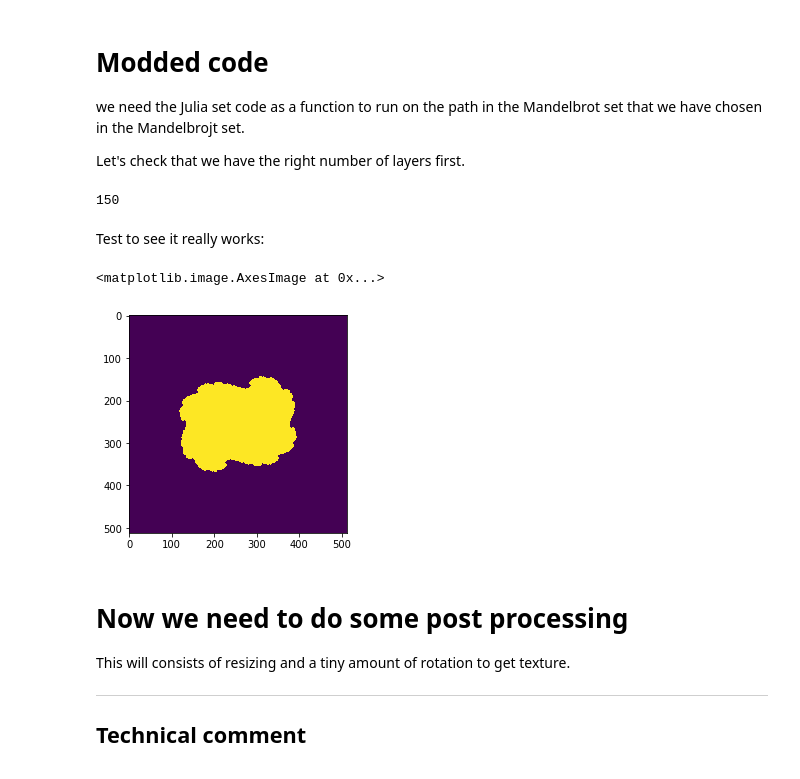
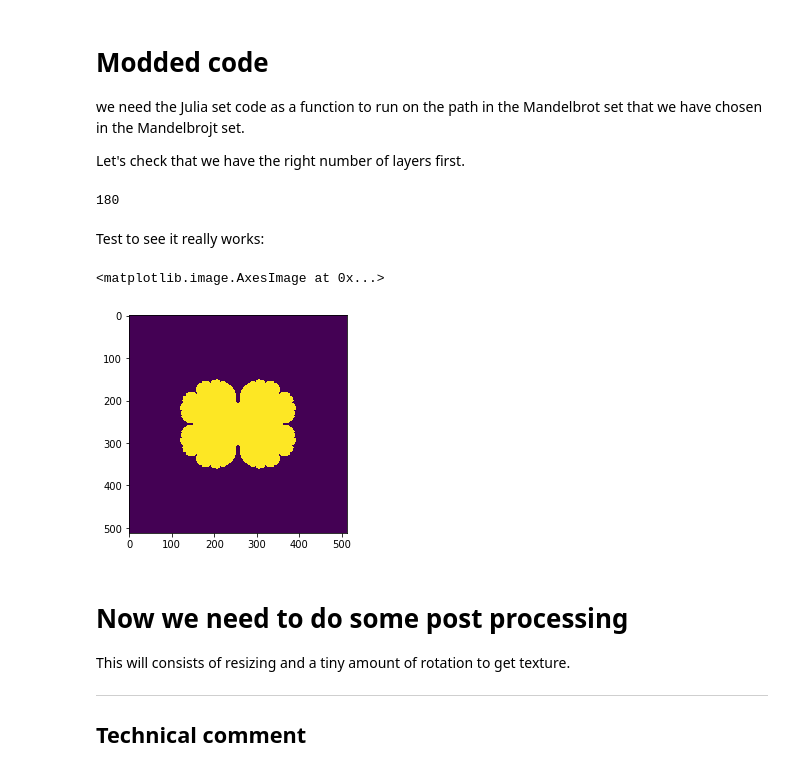
Before and after one commit to macbuse/Mandelbrottle, a Jupyter notebook: mandelbrotlle_coke.ipynb, the cells around one changed output. Cells and saved outputs as stored; diff of their text form; code cells hidden in the pictures.

```diff
--- a/mandelbrotlle_coke.ipynb
+++ b/mandelbrotlle_coke.ipynb
@@ -112,7 +122,7 @@ end_neck =.94
 You should tweak them in the cell below
 # %%
 #this is global
-num_layers = 150
+num_layers = 180
 
 T = np.linspace(0,1,num_layers)
 myPath = [bez.point(t) for t in T]
@@ -127,8 +137,10 @@ ff = abs((max(Y) - min(Y)) /(max(X) - min(X)))
 
 Y = (Y - min(Y))
 Y =  Y/max(Y)
-X =  1.03 - X/max(X)
-X /= max(X)
+X =   1.2*(X - min(X) )/(max(X) - min(X))
+X  -=  1.6
+
+X /= min(X)
 
 R = np.interp(T,Y,X)
 
@@ -138,7 +150,7 @@ R = np.interp(T,Y,X)
 
 
 # comment the next line out to see the design as is
-ff = 1.
+ff = 5.5
 plt.figure(figsize=(8, 8))
 plt.axis('equal')
 plt.plot([-r for r in R], ff*T, 'r.')
@@ -151,7 +163,7 @@ end_middle = .64
 start_neck = .83
 end_neck =.94
 
-for hh in [start_middle, end_middle, start_top, end_top ]:
+for hh in [start_middle, end_middle, start_neck, end_neck]:
     xx,yy = [-1,1], [ff*hh,ff*hh]
     plt.plot(xx,yy)
 # %% [output]
@@ -222,19 +234,22 @@ cardoid = np.vectorize(cardoid)
 
 
 def path_in_mandelbrot(t):
+    diam1, diam2 = .265, .25
     if t < start_middle:
         tt = np.interp(t,[ 0,start_middle],
                           [0, 2*np.pi*1J])
-        return .125*(1 - np.exp(tt) )
+        #first circle goes further out
+        return .5*.diam1*(1 - np.exp(tt) )
 
     #flat part in the middle for the label
     if t < end_middle:
         return 0
     #second spiral
     if t < start_neck:
-        tt = np.interp(t, [end_middle, start_top],
+        tt = np.interp(t, [end_middle, start_neck],
                            [0, 2*np.pi*1J])
-        return .125*(1 - np.exp(tt) )
+
+        return .5*.diam2*(1 - np.exp(tt) )
 
     #flat part near the neck
     if t < end_neck:
@@ -268,7 +283,7 @@ Let's check that we have the right number of layers first.
 # %%
 num_layers
 # %% [output]
-150
+180
 # %%
 def julia(c=.25 + .1J,
     npts=512,
@@ -294,10 +309,11 @@ frames = [julia(path_in_mandelbrot(t)) for t in T ]
 # %% [markdown]
 Test to see it really works:
 # %%
-plt.imshow(julia())
+plt.imshow(frames[0])
+plt.imshow(julia(.265))
 # %% [output]
 <matplotlib.image.AxesImage at 0x...>
-[figure, old version]
+[figure, new version]
 # %% [markdown]
 # Now we need to do  some post processing
 
```
Also changed, not shown: parts of 5 cells of this notebook.
